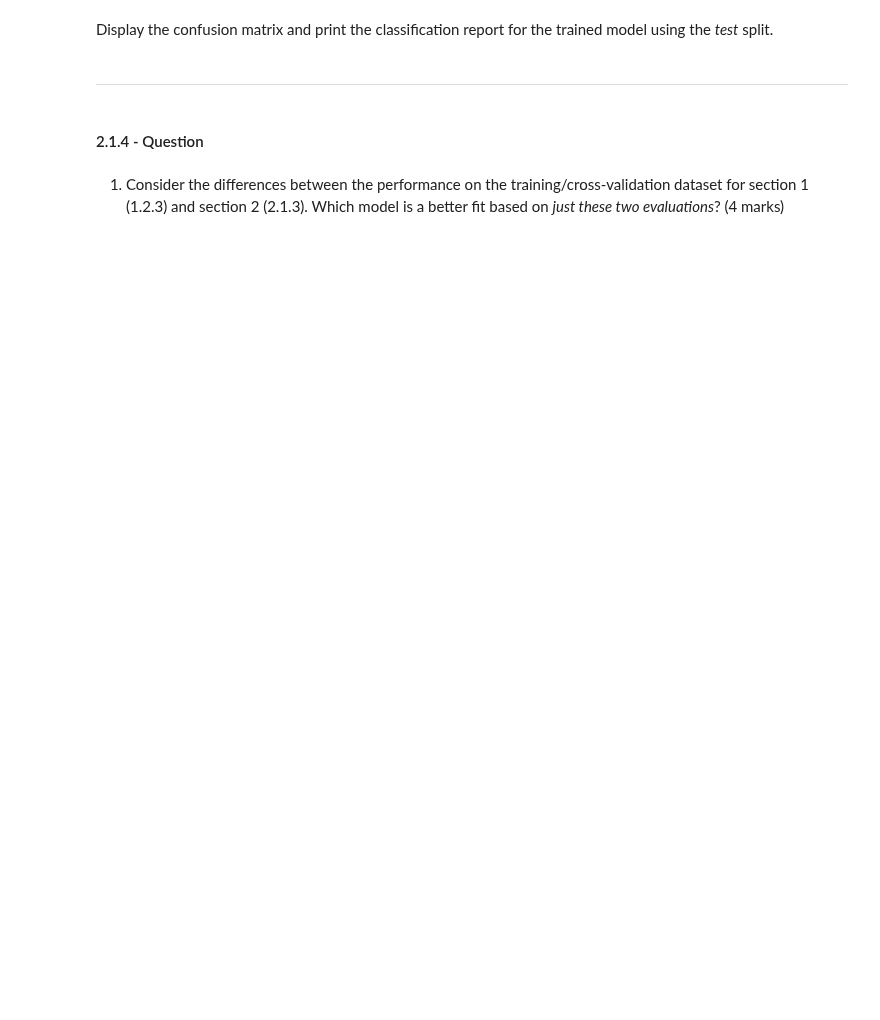
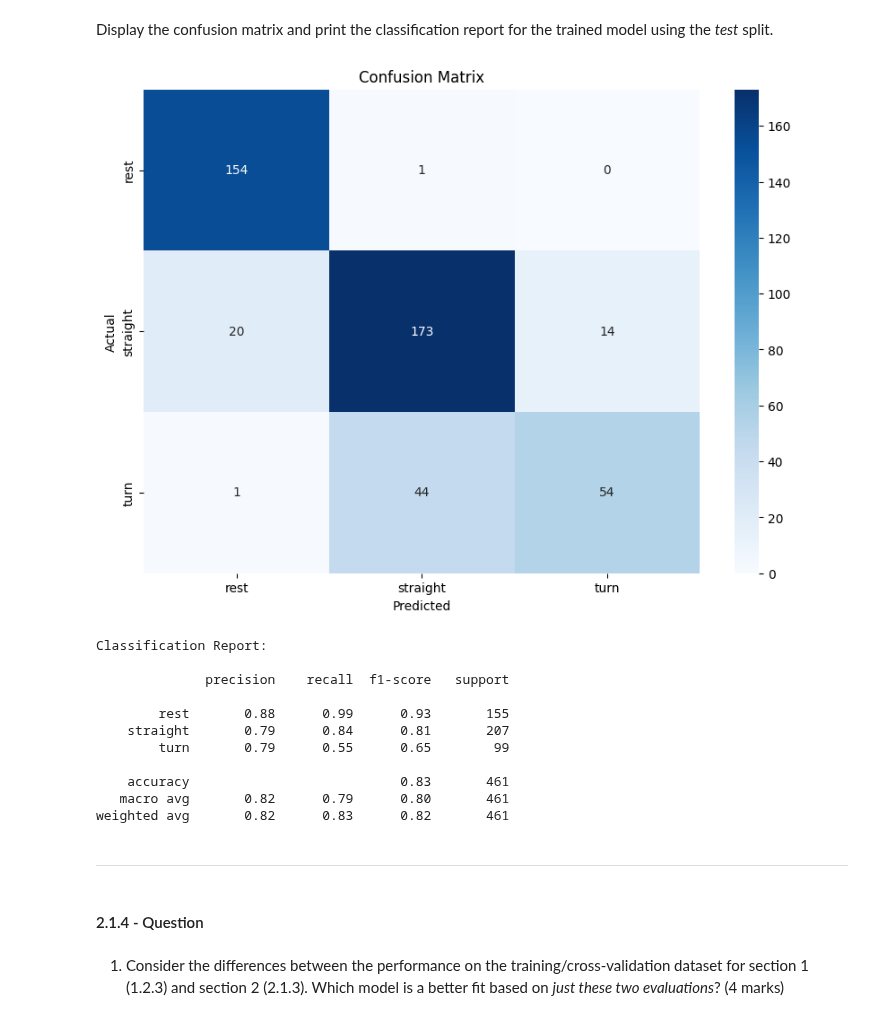
Before and after one commit to elviskwakunyarko/ENGG680_2024_fall, a Jupyter notebook: Lab_Assignment4/Assignment 4.ipynb, the cells around one changed output. Saved outputs shown, nothing was run; the diff lists cells and outputs as text; code cells hidden in the pictures; blank space fills up the shorter version.

```diff
--- a/Lab_Assignment4/Assignment 4.ipynb
+++ b/Lab_Assignment4/Assignment 4.ipynb
@@ -260,7 +876,19 @@ Print the results from the grid search. The following outputs must be printed.
 # %%
 # TODO: Print the results from the grid search
 
-#print("Best params:\n{}\n".format(???))
-#print("Best cross-validation train score: {:.2f}".format(???))
-#print("Best cross-validation validation score: {:.2f}".format(???))
-#print("Test-set score: {:.2f}".format(???)))
+# Initialize the GridSearchCV with the pipeline and parameter grid
+grid_search = GridSearchCV(
+    pipel, param_grid, cv=5, scoring='accuracy', n_jobs=-1, verbose=1
+)
+
+# Fit the grid search to the training data
+grid_search.fit(X_train, y_train)
+
+# Display the results from the grid search
+best_params = grid_search.best_params_
+best_train_score = grid_search.best_score_
+test_score = grid_search.score(X_test, y_test)
+
+print("Best params:\n{}\n".format(best_params))
+print("Best cross-validation train score: {:.2f}".format(best_train_score))
+print("Test-set score: {:.2f}".format(test_score))
@@ -271,3 +904,46 @@ Display the confusion matrix and print the classification report for the trained
+# %%
+# TODO - Display confusion matrix and print classification reports
+# Generate predictions using the best model from the grid search
+y_pred = grid_search.predict(X_test)
+
+# Generate predictions using the best model from the grid search
+y_pred = grid_search.predict(X_test)
+
+# Generate the confusion matrix
+conf_matrix = confusion_matrix(y_test, y_pred)
+
+# Display the confusion matrix
+plt.figure(figsize=(10, 7))
+sns.heatmap(
+    conf_matrix,
+    annot=True,
+    fmt='d',
+    cmap='Blues',
+    xticklabels=sorted(y_test.unique()),  # Ensure labels are sorted and aligned
+    yticklabels=sorted(y_test.unique())
+)
+plt.xlabel('Predicted')
+plt.ylabel('Actual')
+plt.title('Confusion Matrix')
+plt.show()
+
+# Print the classification report
+class_report = classification_report(y_test, y_pred, zero_division=0)
+print("Classification Report:\n")
+print(class_report)
+# %% [output]
+[figure, added]
+Classification Report:
+
+              precision    recall  f1-score   support
+
+        rest       0.88      0.99      0.93       155
+    straight       0.79      0.84      0.81       207
+        turn       0.79      0.55      0.65        99
+
+    accuracy                           0.83       461
+   macro avg       0.82      0.79      0.80       461
+weighted avg       0.82      0.83      0.82       461
 # %% [markdown]
 ___
 # %% [markdown]
```
Also changed, not shown: parts of 112 cells of this notebook.
